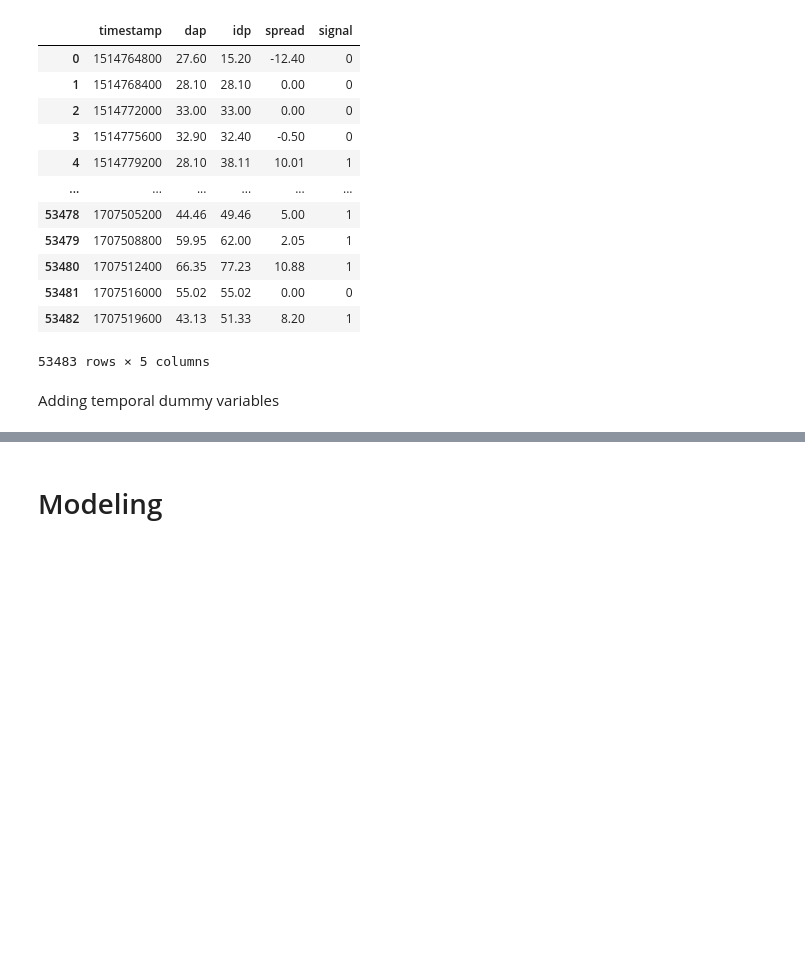
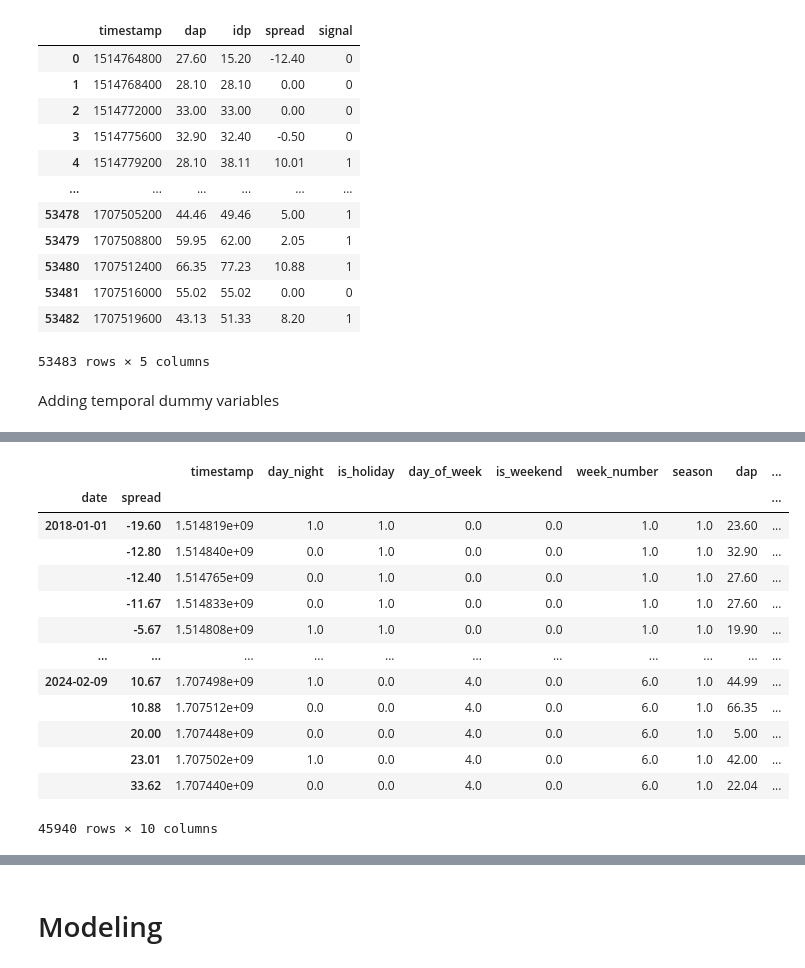
Before and after one commit to mzaoualim/electricity-price-forecasting, a Jupyter notebook: electricity_price_forcasting.ipynb, the cells around one changed output, grey strips where cells are left out. Drawn from its saved outputs; the diff is of its cells as text; code cells hidden in the pictures; blank space fills up the shorter version.

```diff
--- a/electricity_price_forcasting.ipynb
+++ b/electricity_price_forcasting.ipynb
@@ -434,0 +432,18 @@ c
+# %%
+# filtering data by mutiple time horizon and variables
+data.groupby([pd.Grouper(key='date', freq='D'), 'spread']).mean()
+# %% [output]
+|  |  | timestamp | day_night | is_holiday | day_of_week | is_weekend | week_number | season | dap | ... |
+| date | spread |  |  |  |  |  |  |  |  | ... |
+| 2018-01-01 | -19.60 | 1.514819e+09 | 1.0 | 1.0 | 0.0 | 0.0 | 1.0 | 1.0 | 23.60 | ... |
+|  | -12.80 | 1.514840e+09 | 0.0 | 1.0 | 0.0 | 0.0 | 1.0 | 1.0 | 32.90 | ... |
+|  | -12.40 | 1.514765e+09 | 0.0 | 1.0 | 0.0 | 0.0 | 1.0 | 1.0 | 27.60 | ... |
+|  | -11.67 | 1.514833e+09 | 0.0 | 1.0 | 0.0 | 0.0 | 1.0 | 1.0 | 27.60 | ... |
+|  | -5.67 | 1.514808e+09 | 1.0 | 1.0 | 0.0 | 0.0 | 1.0 | 1.0 | 19.90 | ... |
+| ... | ... | ... | ... | ... | ... | ... | ... | ... | ... | ... |
+| 2024-02-09 | 10.67 | 1.707498e+09 | 1.0 | 0.0 | 4.0 | 0.0 | 6.0 | 1.0 | 44.99 | ... |
+|  | 10.88 | 1.707512e+09 | 0.0 | 0.0 | 4.0 | 0.0 | 6.0 | 1.0 | 66.35 | ... |
+|  | 20.00 | 1.707448e+09 | 0.0 | 0.0 | 4.0 | 0.0 | 6.0 | 1.0 | 5.00 | ... |
+|  | 23.01 | 1.707502e+09 | 1.0 | 0.0 | 4.0 | 0.0 | 6.0 | 1.0 | 42.00 | ... |
+|  | 33.62 | 1.707440e+09 | 0.0 | 0.0 | 4.0 | 0.0 | 6.0 | 1.0 | 22.04 | ... |
+45940 rows × 10 columns
```
Also changed, not shown: parts of 54 cells of this notebook.
